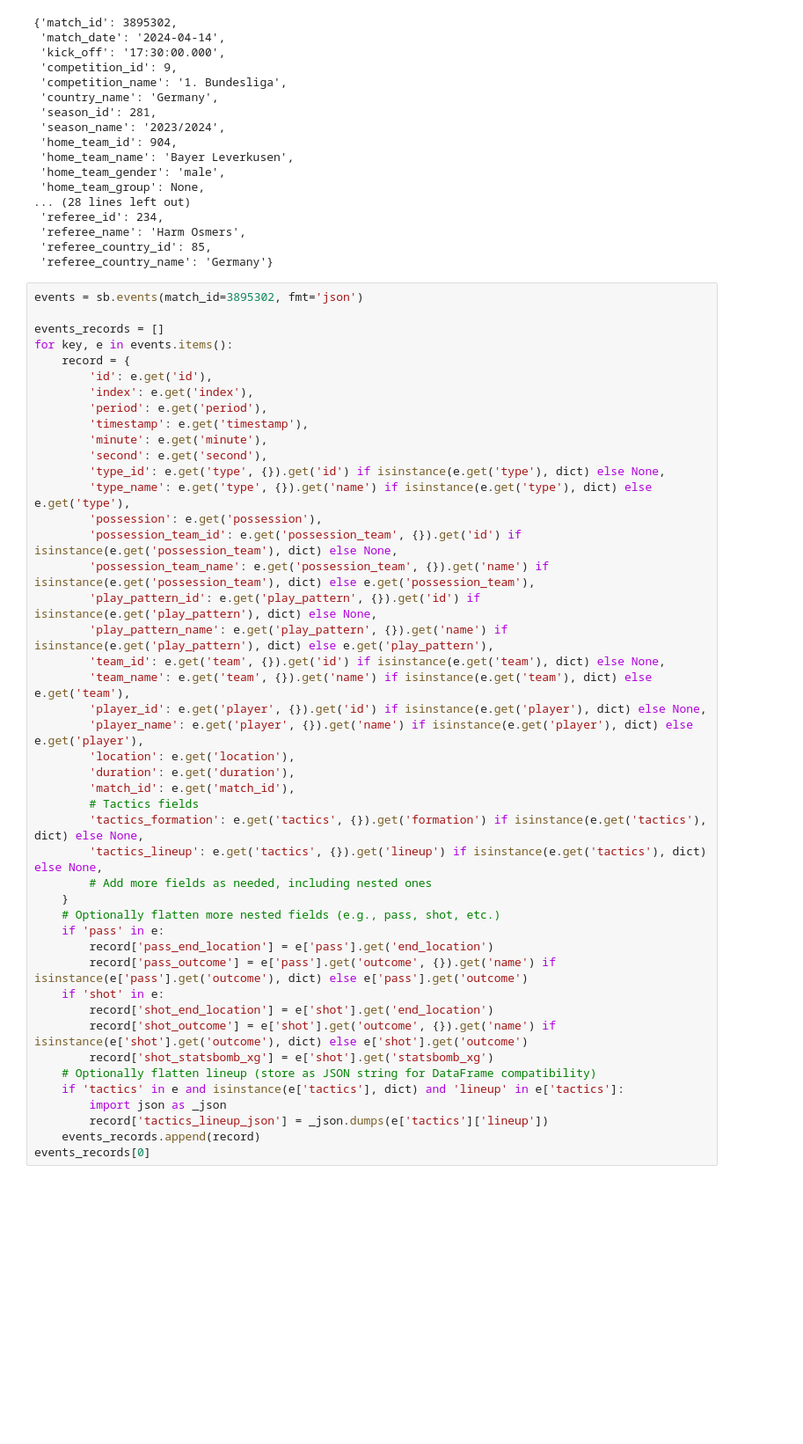
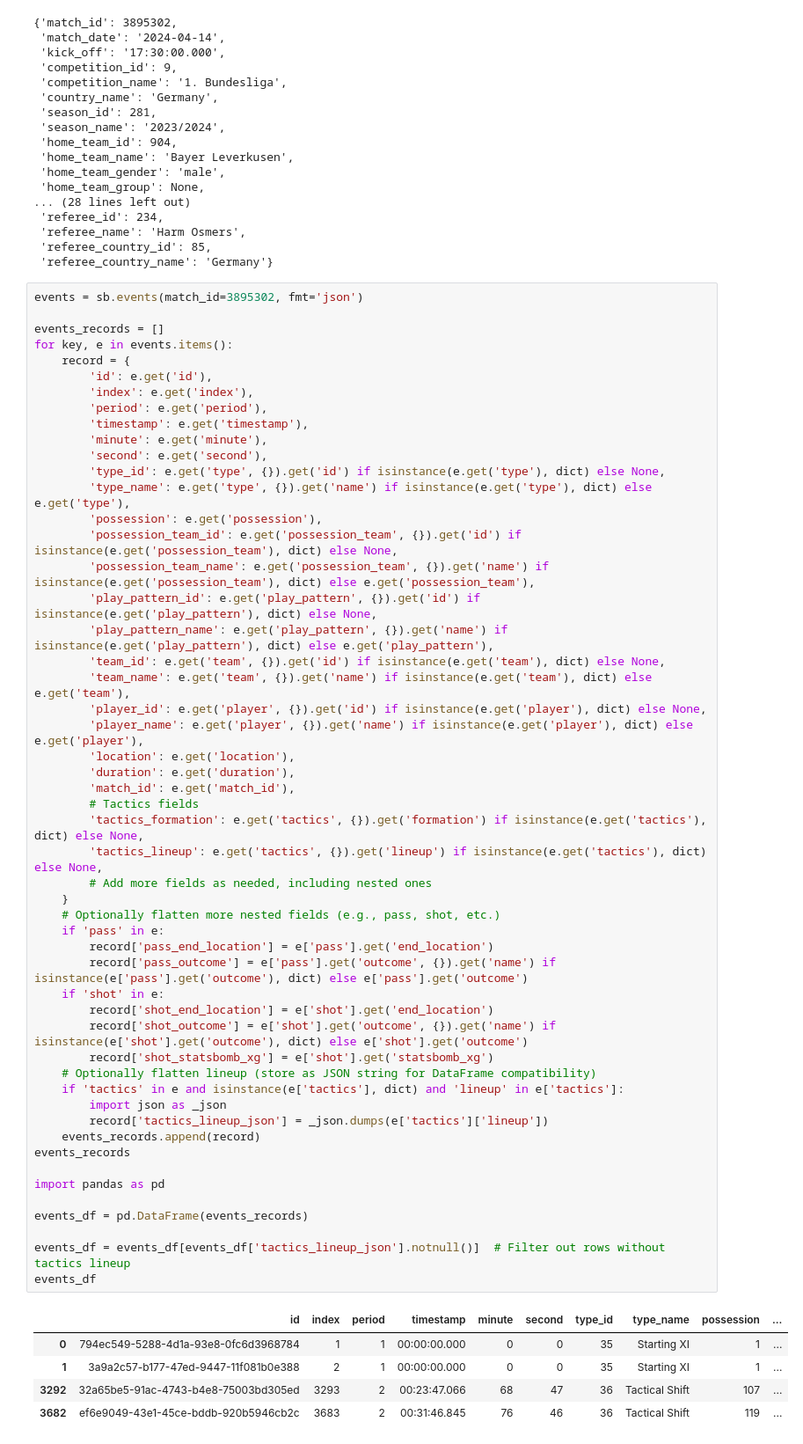
Before and after one commit to varunrout/football-insights-api, a Jupyter notebook: notebooks/view_columns.ipynb, the cells around one changed output. Shown: that part at 88% size. Cells and saved outputs as stored; diff of their text form; blank space fills up the shorter version.

```diff
--- a/notebooks/view_columns.ipynb
+++ b/notebooks/view_columns.ipynb
@@ -137,31 +137,43 @@ for key, e in events.items():
         'possession_team_id': e.get('possession_team', {}).get('id') if isinstance(e.get('possession_team'), dict) else None,
         'possession_team_name': e.get('possession_team', {}).get('name') if isinstance(e.get('possession_team'), dict) else e.get('possession_team'),
         'play_pattern_id': e.get('play_pattern', {}).get('id') if isinstance(e.get('play_pattern'), dict) else None,
         'play_pattern_name': e.get('play_pattern', {}).get('name') if isinstance(e.get('play_pattern'), dict) else e.get('play_pattern'),
         'team_id': e.get('team', {}).get('id') if isinstance(e.get('team'), dict) else None,
         'team_name': e.get('team', {}).get('name') if isinstance(e.get('team'), dict) else e.get('team'),
         'player_id': e.get('player', {}).get('id') if isinstance(e.get('player'), dict) else None,
         'player_name': e.get('player', {}).get('name') if isinstance(e.get('player'), dict) else e.get('player'),
         'location': e.get('location'),
         'duration': e.get('duration'),
         'match_id': e.get('match_id'),
         # Tactics fields
         'tactics_formation': e.get('tactics', {}).get('formation') if isinstance(e.get('tactics'), dict) else None,
         'tactics_lineup': e.get('tactics', {}).get('lineup') if isinstance(e.get('tactics'), dict) else None,
         # Add more fields as needed, including nested ones
     }
     # Optionally flatten more nested fields (e.g., pass, shot, etc.)
     if 'pass' in e:
         record['pass_end_location'] = e['pass'].get('end_location')
         record['pass_outcome'] = e['pass'].get('outcome', {}).get('name') if isinstance(e['pass'].get('outcome'), dict) else e['pass'].get('outcome')
     if 'shot' in e:
         record['shot_end_location'] = e['shot'].get('end_location')
         record['shot_outcome'] = e['shot'].get('outcome', {}).get('name') if isinstance(e['shot'].get('outcome'), dict) else e['shot'].get('outcome')
         record['shot_statsbomb_xg'] = e['shot'].get('statsbomb_xg')
     # Optionally flatten lineup (store as JSON string for DataFrame compatibility)
     if 'tactics' in e and isinstance(e['tactics'], dict) and 'lineup' in e['tactics']:
         import json as _json
         record['tactics_lineup_json'] = _json.dumps(e['tactics']['lineup'])
     events_records.append(record)
-events_records[0]
+events_records
+
+import pandas as pd
+
+events_df = pd.DataFrame(events_records)
+
+events_df = events_df[events_df['tactics_lineup_json'].notnull()]  # Filter out rows without tactics lineup
+events_df
 # %% [output]
+|  | id | index | period | timestamp | minute | second | type_id | type_name | possession | ... |
+| 0 | 794ec549-5288-4d1a-93e8-0fc6d3968784 | 1 | 1 | 00:00:00.000 | 0 | 0 | 35 | Starting XI | 1 | ... |
+| 1 | 3a9a2c57-b177-47ed-9447-11f081b0e388 | 2 | 1 | 00:00:00.000 | 0 | 0 | 35 | Starting XI | 1 | ... |
+| 3292 | 32a65be5-91ac-4743-b4e8-75003bd305ed | 3293 | 2 | 00:23:47.066 | 68 | 47 | 36 | Tactical Shift | 107 | ... |
+| 3682 | ef6e9049-43e1-45ce-bddb-920b5946cb2c | 3683 | 2 | 00:31:46.845 | 76 | 46 | 36 | Tactical Shift | 119 | ... |
```
Also changed, not shown: parts of 1 cell of this notebook.
